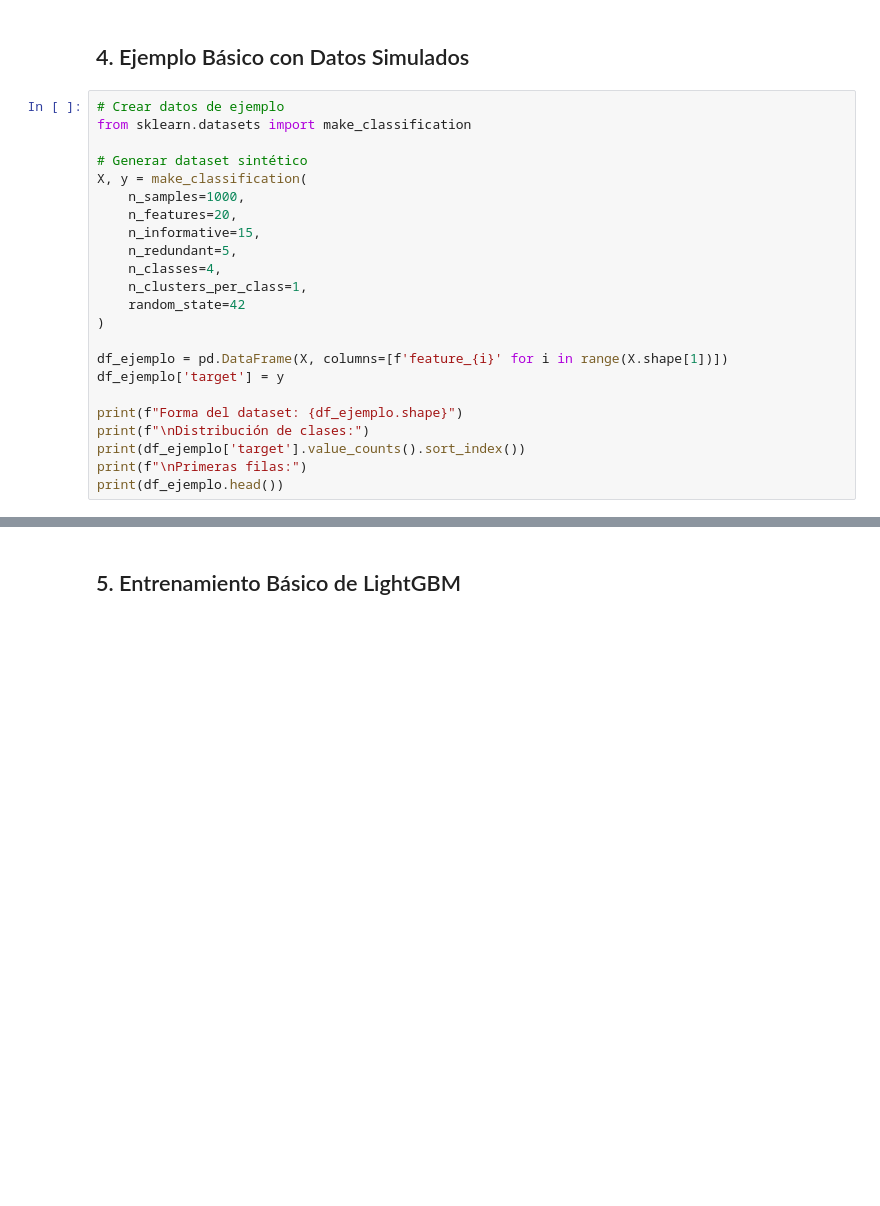
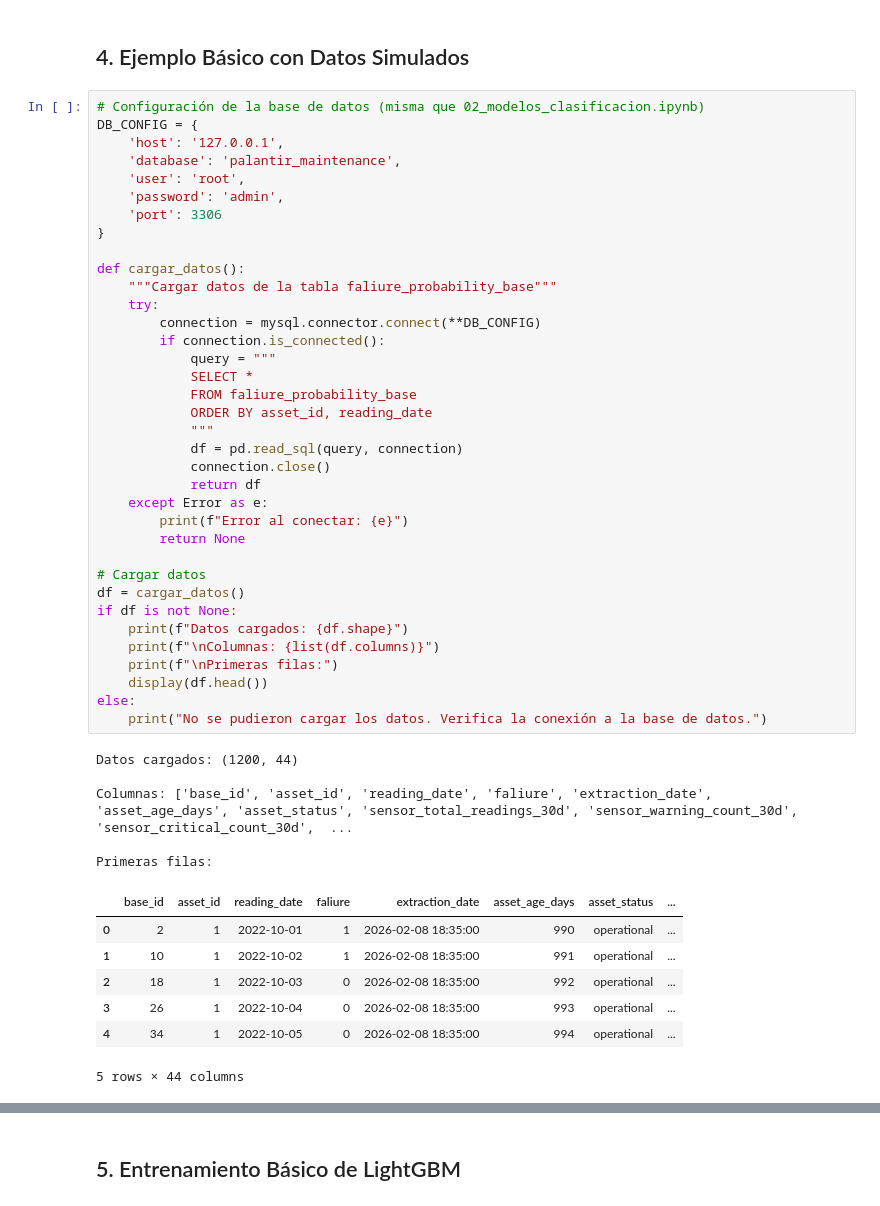
Before and after one commit to carlosrosan/palantir_webapp, a Jupyter notebook: Ingelearn_curso_mtto_predictivo/04_lightgbm_introduccion.ipynb, the cells around one changed output, grey strips where cells are left out. Drawn from its saved outputs; the diff is of its cells as text; blank space fills up the shorter version.

```diff
--- a/Ingelearn_curso_mtto_predictivo/04_lightgbm_introduccion.ipynb
+++ b/Ingelearn_curso_mtto_predictivo/04_lightgbm_introduccion.ipynb
@@ -66,26 +72,52 @@ LightGBM utiliza **Gradient Boosting**, que es una técnica de ensemble learning
 **Ventaja**: Leaf-wise puede lograr menor pérdida con el mismo número de hojas, pero requiere más cuidado con el overfitting.
 # %% [markdown]
 ## 4. Ejemplo Básico con Datos Simulados
-# %%
-# Crear datos de ejemplo
-from sklearn.datasets import make_classification
-
-# Generar dataset sintético
-X, y = make_classification(
-    n_samples=1000,
-    n_features=20,
-    n_informative=15,
-    n_redundant=5,
-    n_classes=4,
-    n_clusters_per_class=1,
-    random_state=42
-)
-
-df_ejemplo = pd.DataFrame(X, columns=[f'feature_{i}' for i in range(X.shape[1])])
-df_ejemplo['target'] = y
-
-print(f"Forma del dataset: {df_ejemplo.shape}")
-print(f"\nDistribución de clases:")
-print(df_ejemplo['target'].value_counts().sort_index())
-print(f"\nPrimeras filas:")
-print(df_ejemplo.head())
+# %%
+# Configuración de la base de datos (misma que 02_modelos_clasificacion.ipynb)
+DB_CONFIG = {
+    'host': '127.0.0.1',
+    'database': 'palantir_maintenance',
+    'user': 'root',
+    'password': 'admin',
+    'port': 3306
+}
+
+def cargar_datos():
+    """Cargar datos de la tabla faliure_probability_base"""
+    try:
+        connection = mysql.connector.connect(**DB_CONFIG)
+        if connection.is_connected():
+            query = """
+            SELECT *
+            FROM faliure_probability_base
+            ORDER BY asset_id, reading_date
+            """
+            df = pd.read_sql(query, connection)
+            connection.close()
+            return df
+    except Error as e:
+        print(f"Error al conectar: {e}")
+        return None
+
+# Cargar datos
+df = cargar_datos()
+if df is not None:
+    print(f"Datos cargados: {df.shape}")
+    print(f"\nColumnas: {list(df.columns)}")
+    print(f"\nPrimeras filas:")
+    display(df.head())
+else:
+    print("No se pudieron cargar los datos. Verifica la conexión a la base de datos.")
+# %% [output]
+Datos cargados: (1200, 44)
+
+Columnas: ['base_id', 'asset_id', 'reading_date', 'faliure', 'extraction_date', 'asset_age_days', 'asset_status', 'sensor_total_readings_30d', 'sensor_warning_count_30d', 'sensor_critical_count_30d',  ...
+
+Primeras filas:
+|  | base_id | asset_id | reading_date | faliure | extraction_date | asset_age_days | asset_status | ... |
+| 0 | 2 | 1 | 2022-10-01 | 1 | 2026-02-08 18:35:00 | 990 | operational | ... |
+| 1 | 10 | 1 | 2022-10-02 | 1 | 2026-02-08 18:35:00 | 991 | operational | ... |
+| 2 | 18 | 1 | 2022-10-03 | 0 | 2026-02-08 18:35:00 | 992 | operational | ... |
+| 3 | 26 | 1 | 2022-10-04 | 0 | 2026-02-08 18:35:00 | 993 | operational | ... |
+| 4 | 34 | 1 | 2022-10-05 | 0 | 2026-02-08 18:35:00 | 994 | operational | ... |
+5 rows × 44 columns
```
Also changed, not shown: parts of 14 cells of this notebook, 16 other files.
